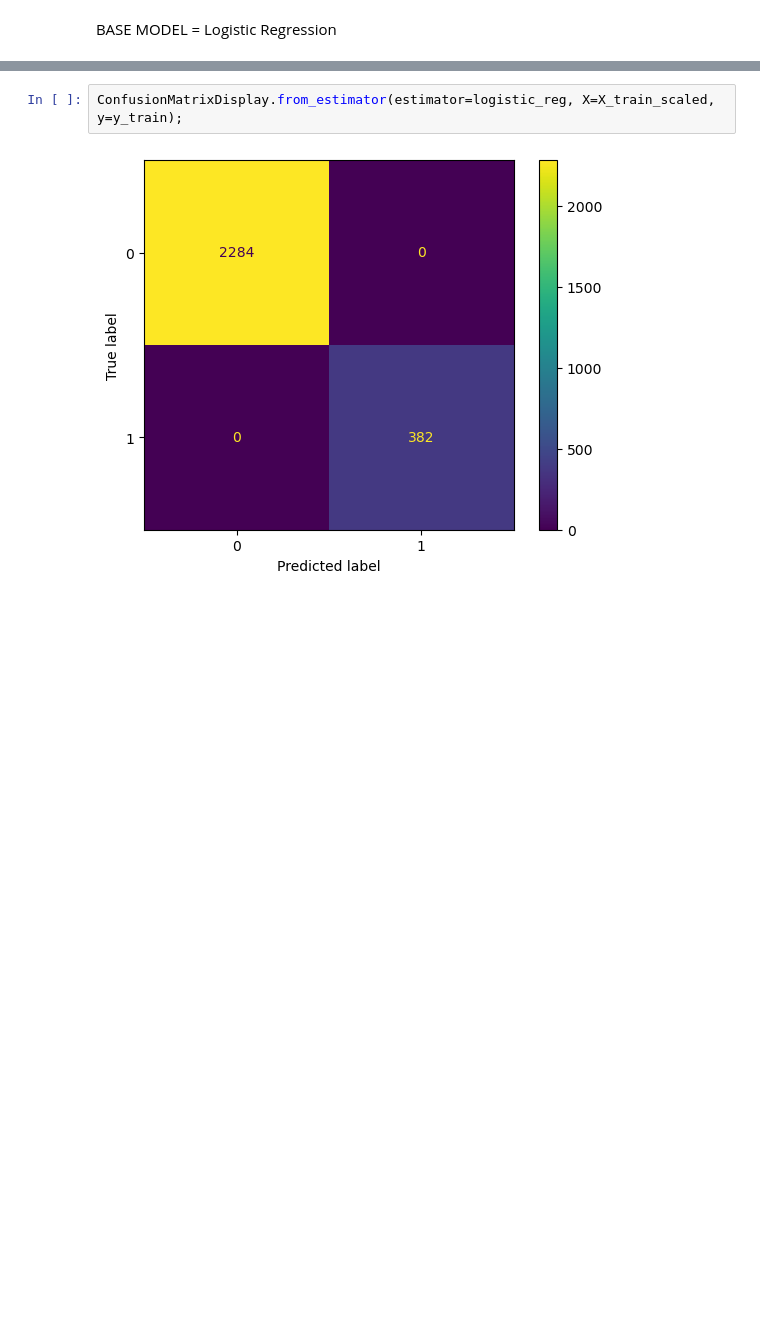
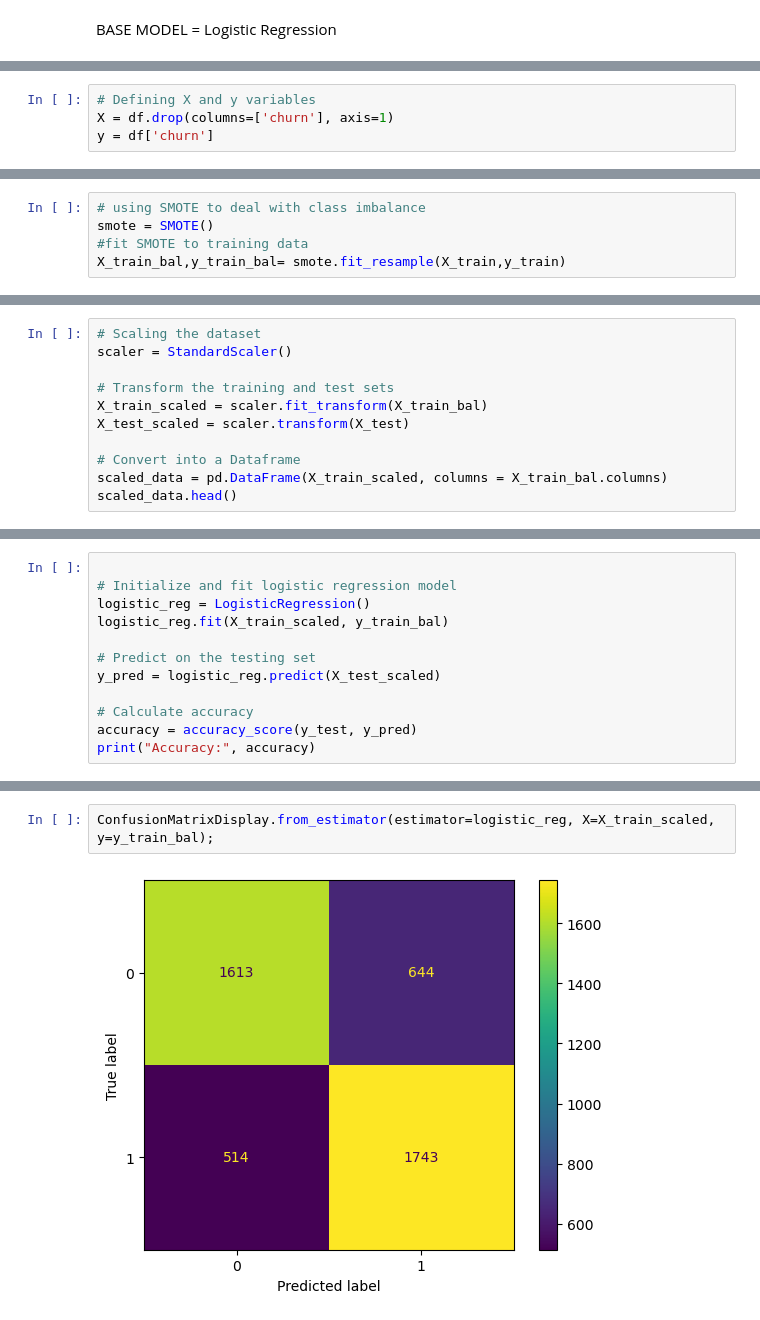
Before and after one commit to winnycodegurl/MachineLearningprojectphase3, a Jupyter notebook: Studentnotebook.ipynb, the cells around one changed output, grey strips where cells are left out. Cells and saved outputs as stored; diff of their text form; blank space fills up the shorter version.

Commit message:
baseline modelling

```diff
--- a/Studentnotebook.ipynb
+++ b/Studentnotebook.ipynb
@@ -647,0 +630,4 @@ Accuracy: 1.0
+# %%
+# Defining X and y variables
+X = df.drop(columns=['churn'], axis=1)
+y = df['churn']
@@ -647,0 +637,5 @@ Accuracy: 1.0
+# %%
+# using SMOTE to deal with class imbalance
+smote = SMOTE()
+#fit SMOTE to training data
+X_train_bal,y_train_bal= smote.fit_resample(X_train,y_train)
@@ -647,0 +646,11 @@ Accuracy: 1.0
+# %%
+# Scaling the dataset
+scaler = StandardScaler()
+
+# Transform the training and test sets
+X_train_scaled = scaler.fit_transform(X_train_bal)
+X_test_scaled = scaler.transform(X_test)
+
+# Convert into a Dataframe
+scaled_data = pd.DataFrame(X_train_scaled, columns = X_train_bal.columns)
+scaled_data.head()
@@ -647,0 +664,12 @@ Accuracy: 1.0
+# %%
+
+# Initialize and fit logistic regression model
+logistic_reg = LogisticRegression()
+logistic_reg.fit(X_train_scaled, y_train_bal)
+
+# Predict on the testing set
+y_pred = logistic_reg.predict(X_test_scaled)
+
+# Calculate accuracy
+accuracy = accuracy_score(y_test, y_pred)
+print("Accuracy:", accuracy)
@@ -653,5 +683,5 @@ array([1., 1., 1., 1., 1.])
 # %%
-ConfusionMatrixDisplay.from_estimator(estimator=logistic_reg, X=X_train_scaled, y=y_train);
+ConfusionMatrixDisplay.from_estimator(estimator=logistic_reg, X=X_train_scaled, y=y_train_bal);
 # %% [output]
-[figure, old version]
+[figure, new version]
 # %%
```
Also changed, not shown: parts of 26 cells of this notebook.
